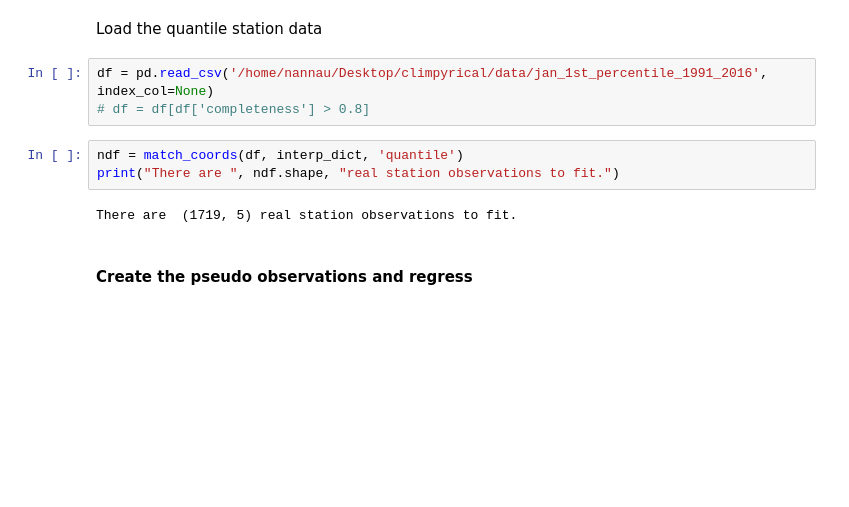
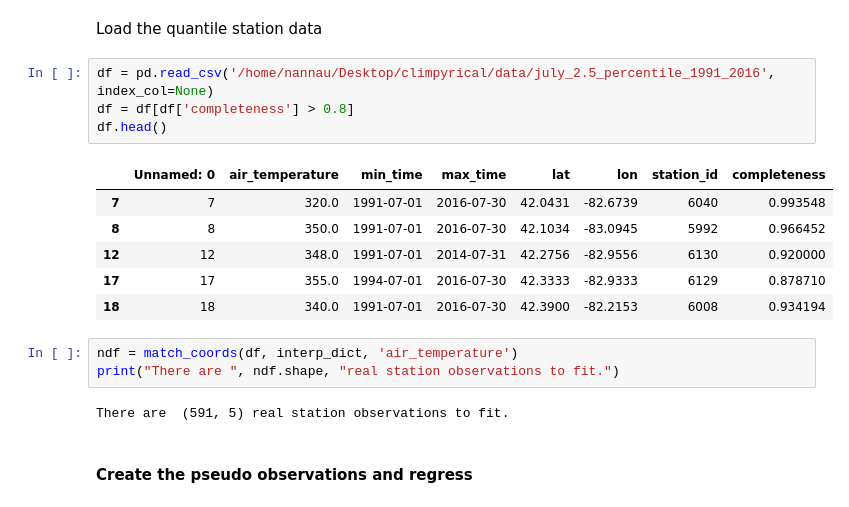
Before and after one commit to pacificclimate/climpyrical, a Jupyter notebook: notebooks/test_dv_reconstruction.ipynb, the cells around one changed output. Saved outputs shown, nothing was run; the diff lists cells and outputs as text; blank space fills up the shorter version.

```diff
--- a/notebooks/test_dv_reconstruction.ipynb
+++ b/notebooks/test_dv_reconstruction.ipynb
@@ -62,13 +62,21 @@ Text(0, 0.5, 'Explained Variance Ratio')
 # %% [markdown]
 Load the quantile station data
 # %%
-df = pd.read_csv('/home/nannau/Desktop/climpyrical/data/jan_1st_percentile_1991_2016', index_col=None)
-# df = df[df['completeness'] > 0.8]
+df = pd.read_csv('/home/nannau/Desktop/climpyrical/data/july_2.5_percentile_1991_2016', index_col=None)
+df = df[df['completeness'] > 0.8]
+df.head()
+# %% [output]
+|  | Unnamed: 0 | air_temperature | min_time | max_time | lat | lon | station_id | completeness |
+| 7 | 7 | 320.0 | 1991-07-01 | 2016-07-30 | 42.0431 | -82.6739 | 6040 | 0.993548 |
+| 8 | 8 | 350.0 | 1991-07-01 | 2016-07-30 | 42.1034 | -83.0945 | 5992 | 0.966452 |
+| 12 | 12 | 348.0 | 1991-07-01 | 2014-07-31 | 42.2756 | -82.9556 | 6130 | 0.920000 |
+| 17 | 17 | 355.0 | 1994-07-01 | 2016-07-30 | 42.3333 | -82.9333 | 6129 | 0.878710 |
+| 18 | 18 | 340.0 | 1991-07-01 | 2016-07-30 | 42.3900 | -82.2153 | 6008 | 0.934194 |
 # %%
-ndf = match_coords(df, interp_dict, 'quantile')
+ndf = match_coords(df, interp_dict, 'air_temperature')
 print("There are ", ndf.shape, "real station observations to fit.")
 # %% [output]
-There are  (1719, 5) real station observations to fit.
+There are  (591, 5) real station observations to fit.
 # %% [markdown]
 #### Create the pseudo observations and regress
 # %%
```
Also changed, not shown: parts of 10 cells of this notebook.
